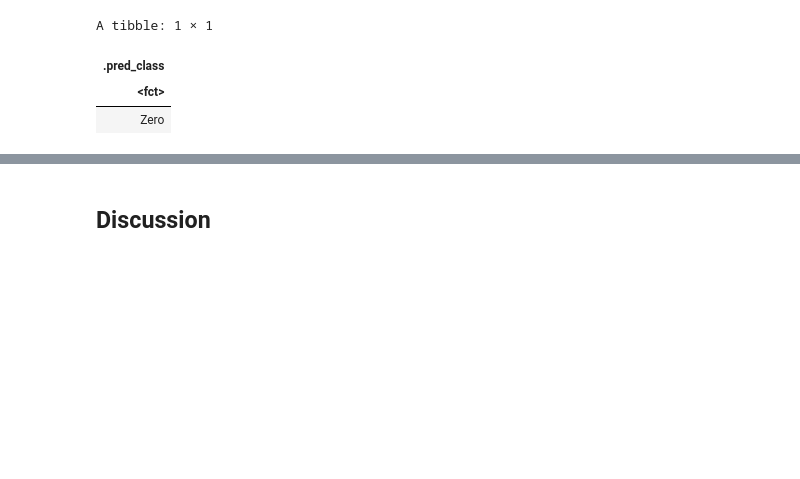
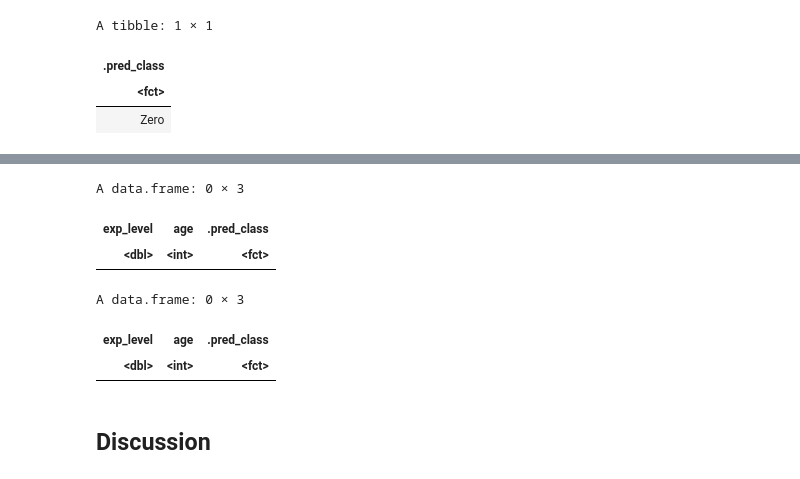
Before and after one commit to amazingk147/DSCI100-Project-Group-42, a Jupyter notebook: project_notebook.ipynb, the cells around one changed output, grey strips where cells are left out. Saved outputs shown, nothing was run; the diff lists cells and outputs as text; code cells hidden in the pictures; blank space fills up the shorter version.

```diff
--- a/project_notebook.ipynb
+++ b/project_notebook.ipynb
@@ -337,3 +336,32 @@ ERROR: Error in UseMethod("predict"): no applicable method for 'predict' applied
+# %%
+#Prep fake_players so that the model can be ran on it
+
+fake_players_prep <- bake(prep(player_recipe, training = data_training), new_data = fake_players)
+
+predicted_classes <- predict(player_fit, fake_players_prep)
+
+predicted_probs <- predict(player_fit, fake_players_prepped)
+
+
+#Run the model and filter for the predicted classes of 'High' and 'Extreme' so that we can see
+#which players give us high output play time.
+
+fake_players_results_high <- fake_players |>
+    bind_cols(predicted_classes)|>
+    filter(.pred_class=='High')
+fake_players_results_high
+
+fake_players_results_extreme <- fake_players |>
+    bind_cols(predicted_classes)|>
+    filter(.pred_class=='Extreme')
+fake_players_results_extreme
+# %% [output]
+A data.frame: 0 × 3
+| exp_level | age | .pred_class |
+| <dbl> | <int> | <fct> |
+A data.frame: 0 × 3
+| exp_level | age | .pred_class |
+| <dbl> | <int> | <fct> |
 # %% [markdown]
 ## **Discussion**
 # %% [markdown]
```
Also changed, not shown: parts of 2 cells of this notebook.
